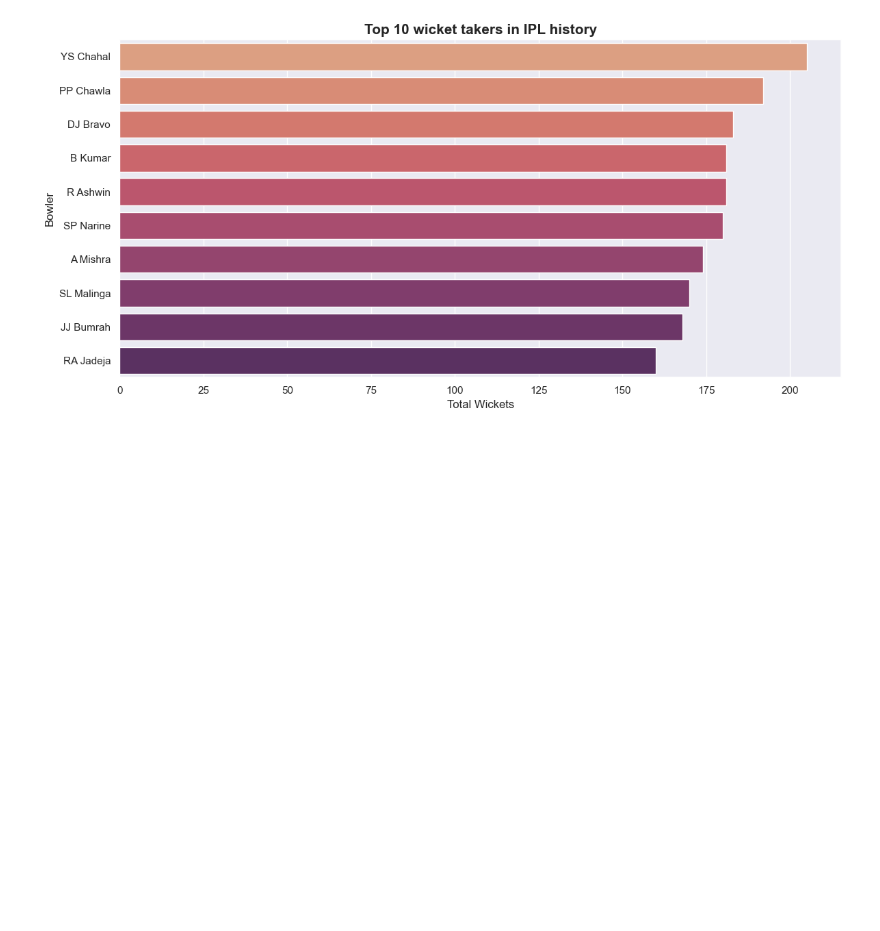
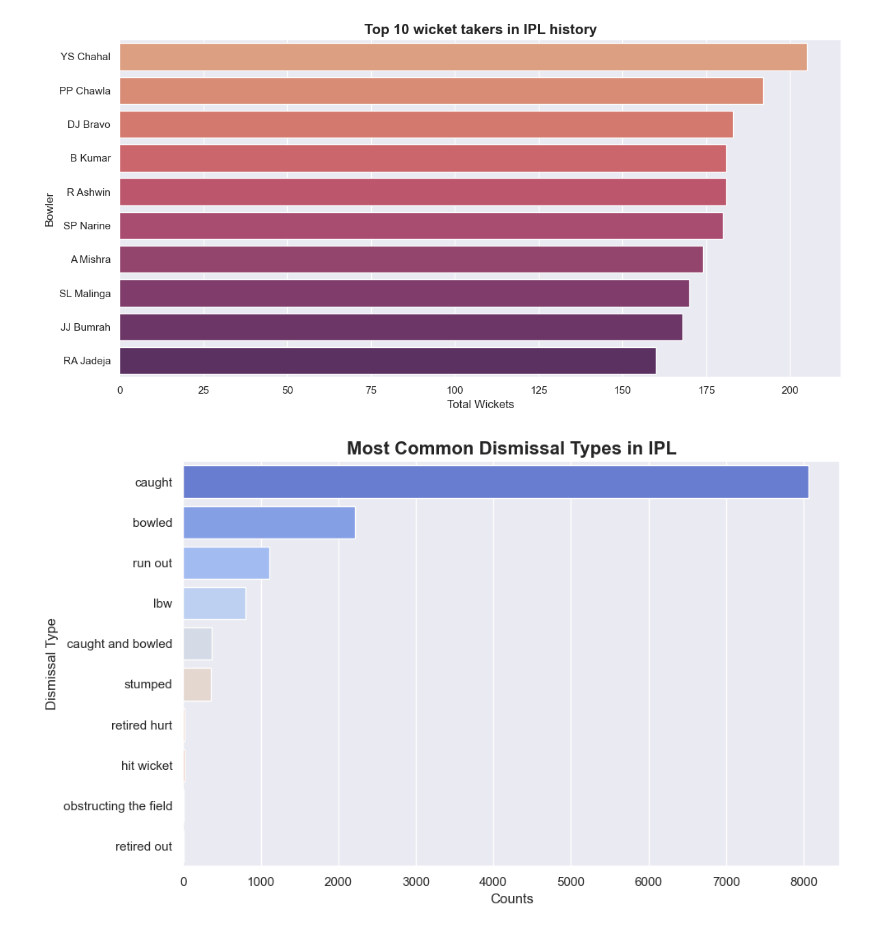
Before and after one commit to SahilInstinct/ipl-cricket-eda, a Jupyter notebook: notebooks/ipl_analysis.ipynb, the cells around one changed output. Cells and saved outputs as stored; diff of their text form; code cells hidden in the pictures; blank space fills up the shorter version.

Commit message:
Most common dismissal type analysis

```diff
--- a/notebooks/ipl_analysis.ipynb
+++ b/notebooks/ipl_analysis.ipynb
@@ -339,3 +339,19 @@ plt.tight_layout()
 plt.show()
 # %% [output]
 [figure]
+# %%
+# ------- Most common dismissal types ------
+dismissals = (deliveries[deliveries['is_wicket'] == 1]['dismissal_kind']
+             .value_counts()
+             .reset_index()
+             )
+
+plt.figure(figsize=(10,6))
+sns.barplot(data=dismissals,x='count',y='dismissal_kind',palette='coolwarm',hue='dismissal_kind')
+plt.title('Most Common Dismissal Types in IPL',fontsize='16',fontweight='bold')
+plt.xlabel('Counts')
+plt.ylabel('Dismissal Type')
+plt.tight_layout()
+plt.show()
+# %% [output]
+[figure, added]
```
